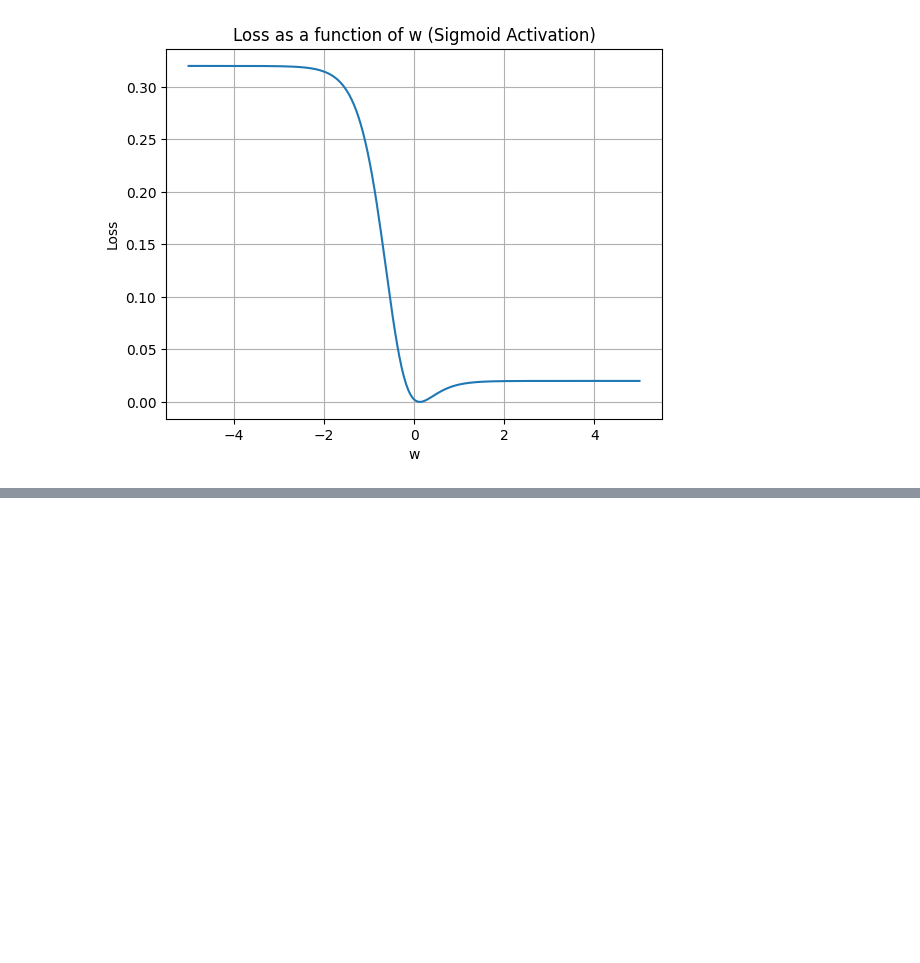
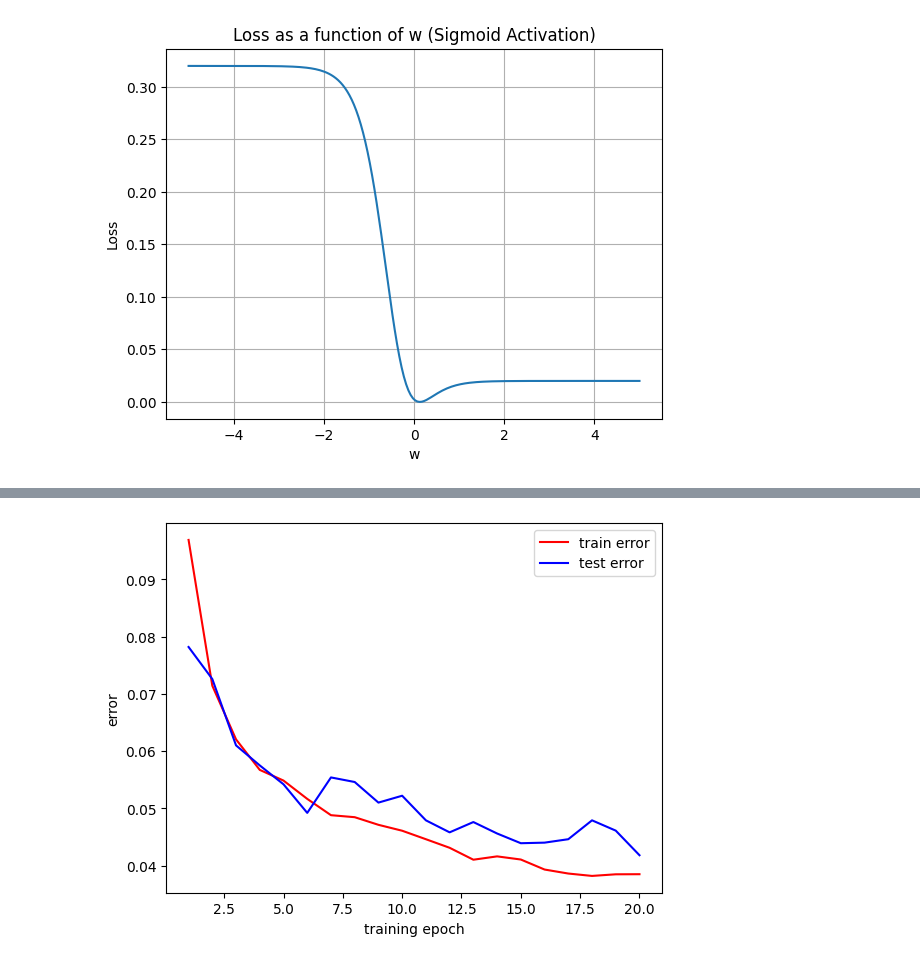
Before and after one commit to moto-tyt/supreme-adventure, a Jupyter notebook: python/Learning-Deep-Learning/deepl.ipynb, the cells around one changed output, grey strips where cells are left out. Drawn from its saved outputs; the diff is of its cells as text; code cells hidden in the pictures; blank space fills up the shorter version.

```diff
--- a/python/Learning-Deep-Learning/deepl.ipynb
+++ b/python/Learning-Deep-Learning/deepl.ipynb
@@ -188,0 +765,28 @@ plt.show()
+# %%
+def train_network():
+    global x_train, y_train, x_test, y_test
+    global hidden_layer_w
+
+    for i in range(EPOCHS):
+        random.shuffle(index_list)
+        correct_training_results = 0
+        for j in index_list:
+            x = np.concatenate((np.array([1.0]), x_train[j]))
+            forward_pass(x)
+            if output_layer_y.argmax() == y_train[j].argmax():
+                correct_training_results += 1
+            backward_pass(y_train[j])
+            adjust_weights(x)
+
+        correct_test_results = 0
+        for j in range(len(x_test)):
+            x = np.concatenate((np.array([1.0]), x_test[j]))
+            forward_pass(x)
+            if output_layer_y.argmax() == y_test[j].argmax():
+                correct_test_results += 1
+        show_learning(i, correct_training_results/len(index_list), correct_test_results/len(x_test))
+
+    plot_learning()
+
+train_network()
+# %% [output]
@@ -188,0 +813 @@ plt.show()
+[figure, added]
```
Also changed, not shown: parts of 19 cells of this notebook, 14 other files.
